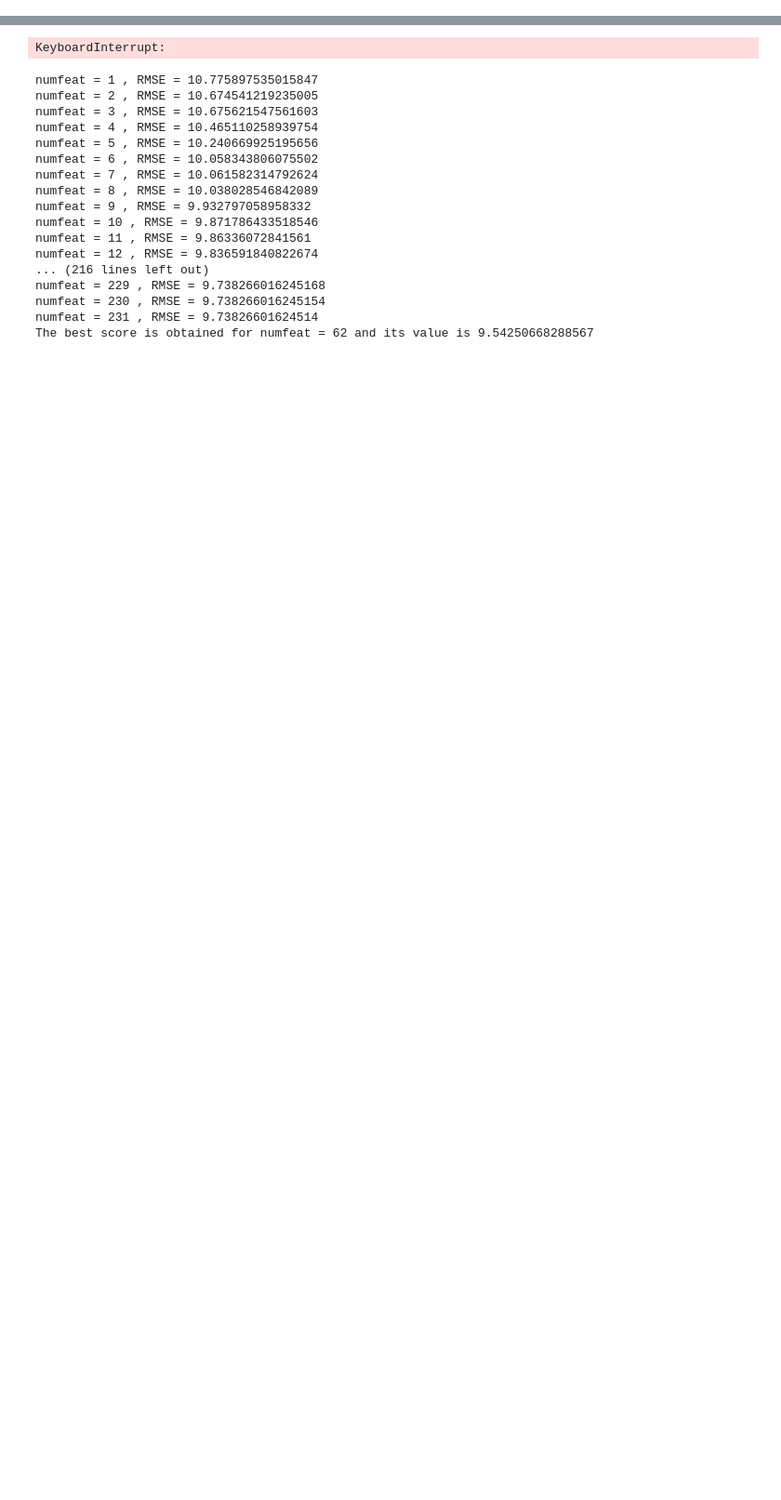
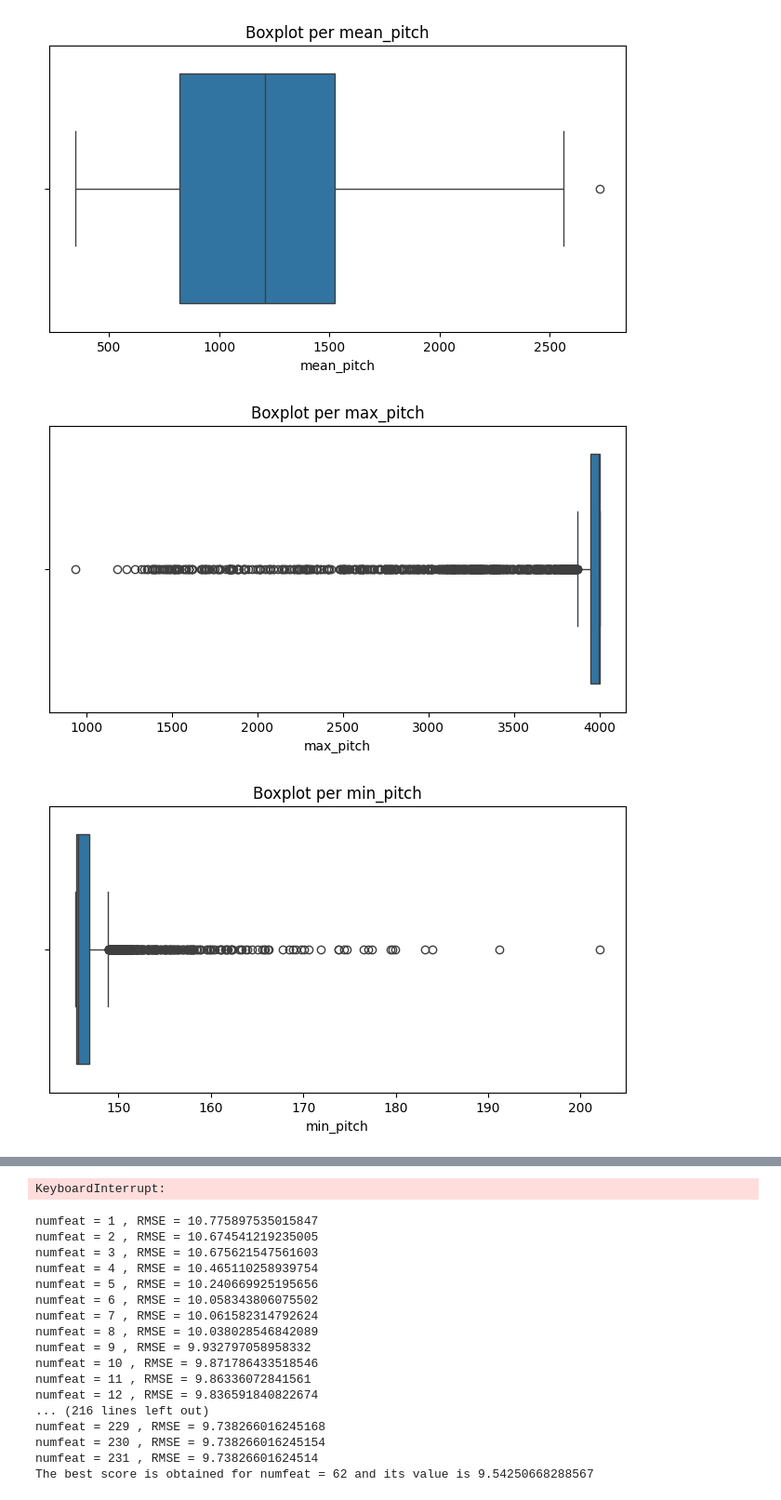
Before and after one commit to RBello02/Homework_Data_science, a Jupyter notebook: code_ren.ipynb, the cells around one changed output, grey strips where cells are left out. Shown at 93% size. Drawn from its saved outputs; the diff is of its cells as text; code cells hidden in the pictures; blank space fills up the shorter version.

```diff
--- a/code_ren.ipynb
+++ b/code_ren.ipynb
@@ -32,3 +33,21 @@ data_eval = pd.read_csv('datasets/evaluation_features_20.csv')
 Xdata_dev = data_dev.drop(columns=['path', 'Id', 'age', 'num_words'])
 ydata_dev = data_dev['age']
 Xdata_eval = data_eval.drop(columns=['path', 'Id', 'num_words'])
+# %%
+# Seleziona solo le variabili numeriche
+numerical_columns = Xdata_dev.select_dtypes(include=['float64', 'int64']).columns
+
+non_binary_columns = [col for col in numerical_columns if Xdata_dev[col].nunique() > 2]
+
+
+# Crea un boxplot per ogni variabile numerica
+for col in non_binary_columns:
+    plt.figure(figsize=(8, 4))
+    sns.boxplot(x=Xdata_dev[col])
+    plt.title(f"Boxplot per {col}")
+    plt.xlabel(col)
+    plt.show()
+# %% [output]
+[figure, added]
+[figure, added]
+[figure, added]
```
Also changed, not shown: parts of 7 cells of this notebook, 1 other file.
